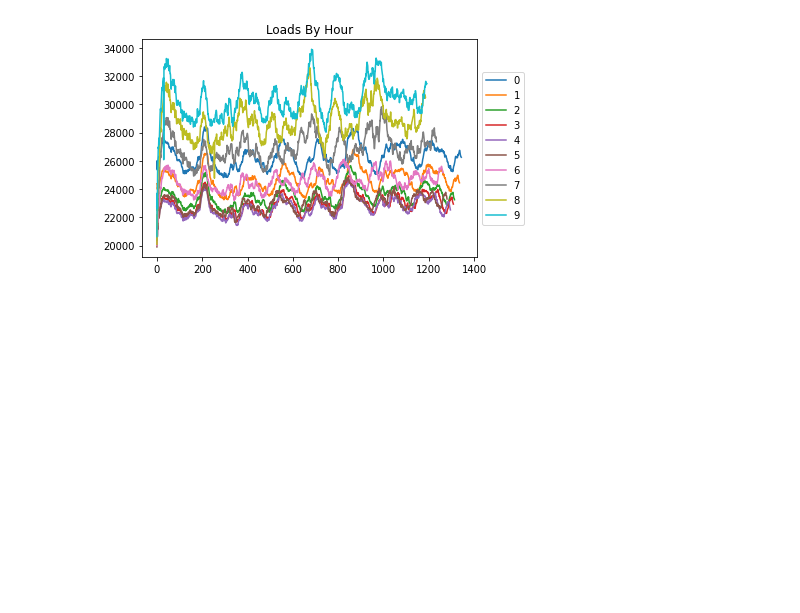
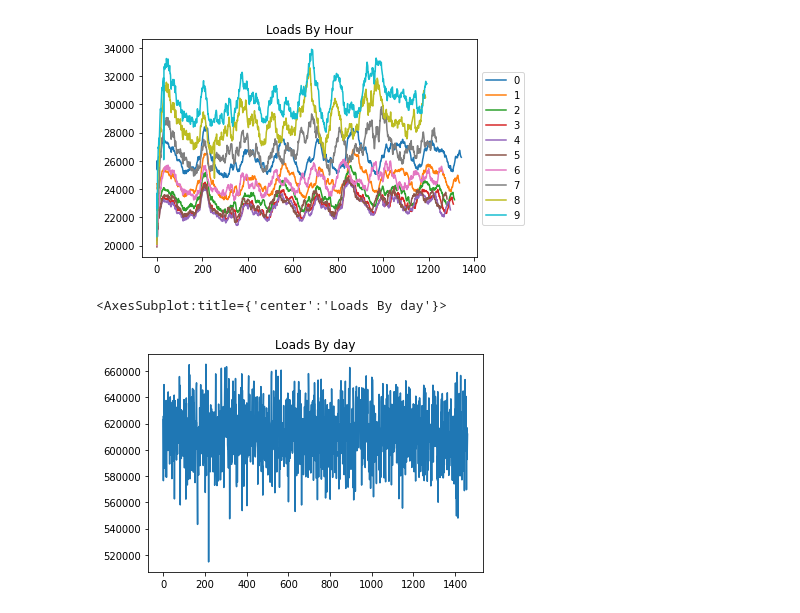
Before and after one commit to GeorgiosTheocharidis/dissertation, a Jupyter notebook: notebooks/ensemble.ipynb, the cells around one changed output. Cells and saved outputs as stored; diff of their text form; code cells hidden in the pictures; blank space fills up the shorter version.

```diff
--- a/notebooks/ensemble.ipynb
+++ b/notebooks/ensemble.ipynb
@@ -461,3 +445,10 @@ plt.legend(labels,loc='center left', bbox_to_anchor=(1.0, 0.5))
 # %% [output]
 <matplotlib.legend.Legend at 0x...>
 [figure]
+# %%
+sql = """select (avg(load)  over (rows between 30 preceding and current row)) as load from daily_data order by date_time"""
+load_by_day = pd.read_sql_query(sql, con=engine)
+load_by_day['load'].plot(title='Loads By day')
+# %% [output]
+<AxesSubplot:title={'center':'Loads By day'}>
+[figure, added]
```
Also changed, not shown: parts of 28 cells of this notebook.
